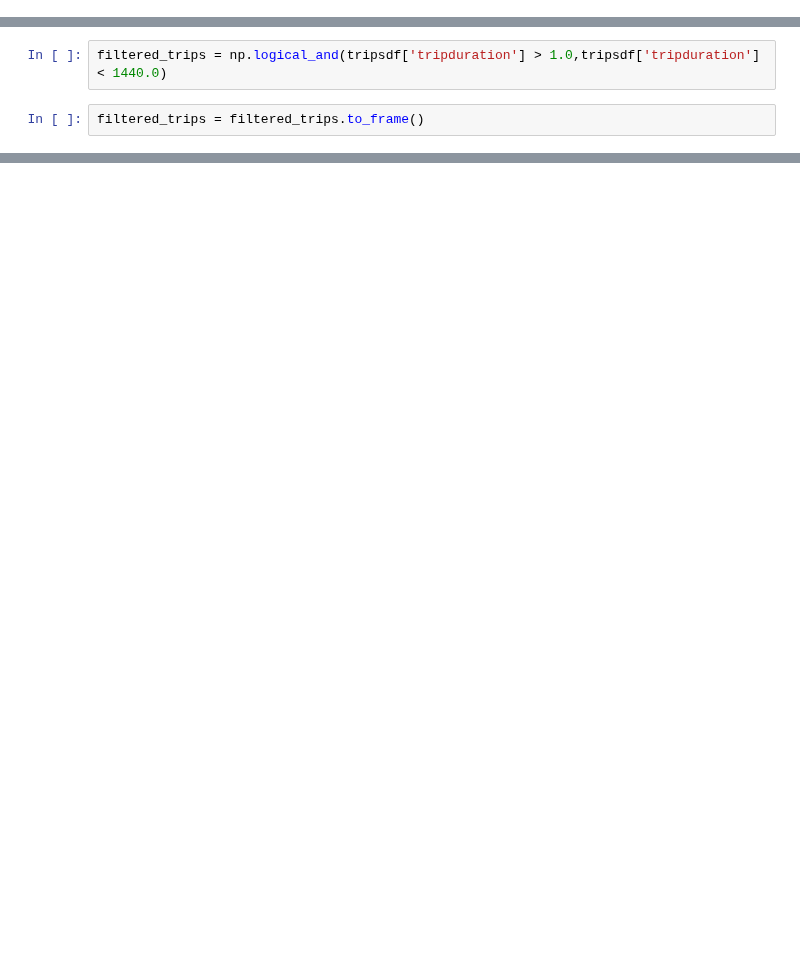
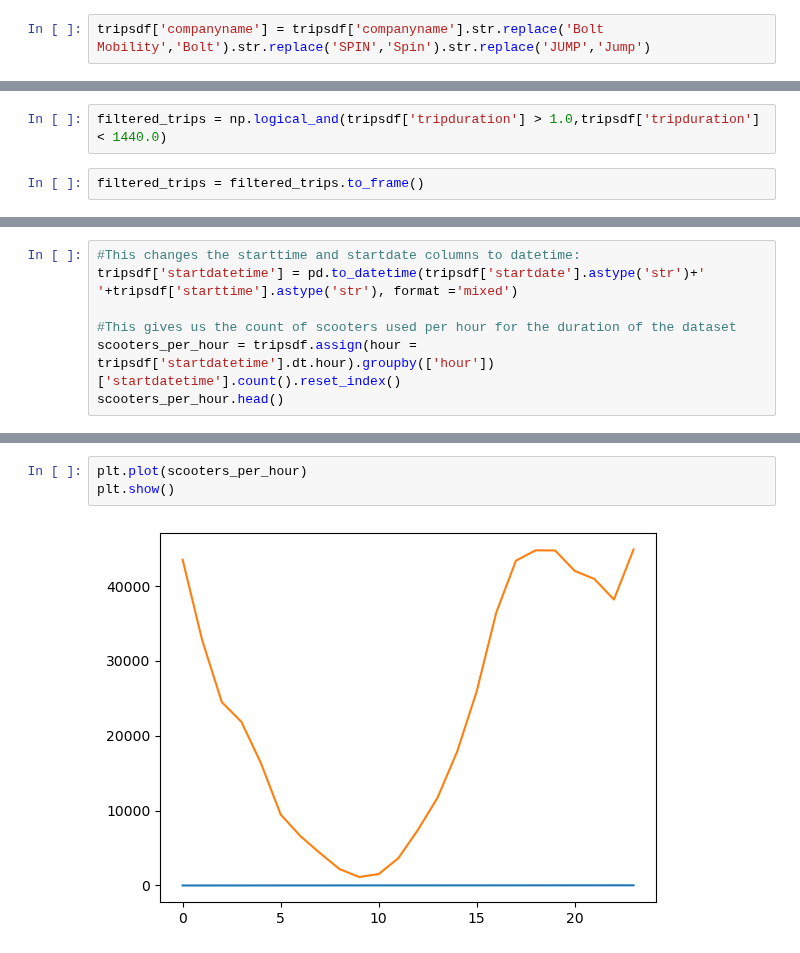
Before and after one commit to NSS-Data-Analytics-Cohort-11/scooters-hot_honey, a Jupyter notebook: Attempt 2.ipynb, the cells around one changed output, grey strips where cells are left out. Cells and saved outputs as stored; diff of their text form; blank space fills up the shorter version.

```diff
--- a/Attempt 2.ipynb
+++ b/Attempt 2.ipynb
@@ -295,6 +295,8 @@ distinct company names in both tables:
 
 "Spin"
 "SPIN"
+# %%
+tripsdf['companyname'] = tripsdf['companyname'].str.replace('Bolt Mobility','Bolt').str.replace('SPIN','Spin').str.replace('JUMP','Jump')
 # %% [markdown]
 # Focus Questions
 # %% [markdown]
@@ -378,0 +413,7 @@ Name: count, dtype: int64
+# %%
+#This changes the starttime and startdate columns to datetime:
+tripsdf['startdatetime'] = pd.to_datetime(tripsdf['startdate'].astype('str')+' '+tripsdf['starttime'].astype('str'), format ='mixed')
+
+#This gives us the count of scooters used per hour for the duration of the dataset
+scooters_per_hour = tripsdf.assign(hour = tripsdf['startdatetime'].dt.hour).groupby(['hour'])['startdatetime'].count().reset_index()
+scooters_per_hour.head()
@@ -378,0 +427,5 @@ Name: count, dtype: int64
+# %%
+plt.plot(scooters_per_hour)
+plt.show()
+# %% [output]
+[figure, added]
```
Also changed, not shown: parts of 33 cells of this notebook, 1 other file.
